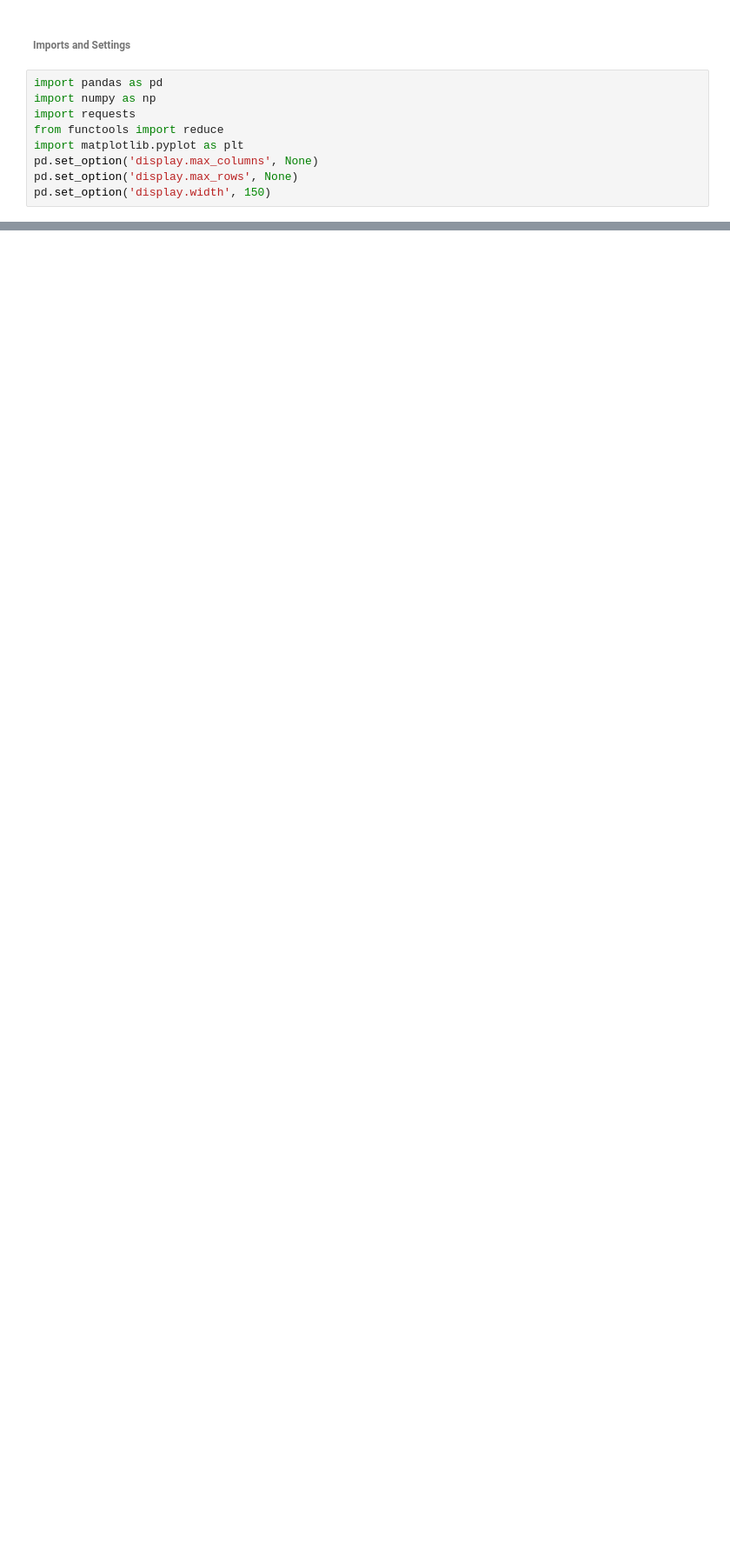
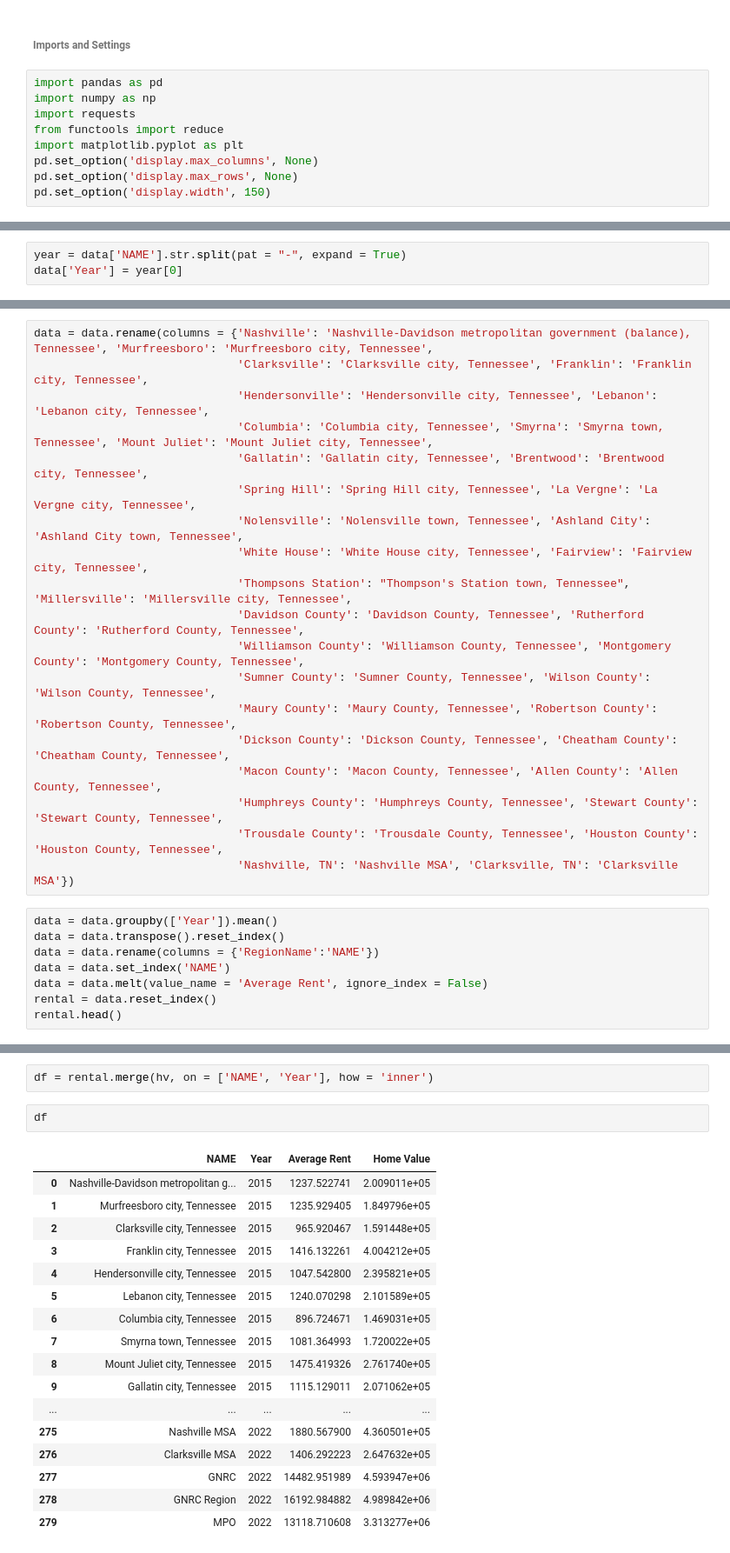
Before and after one commit to Greater-Nashville-Regional-Council/Parent-Data-Gathering, a Jupyter notebook: notebooks/2. Data Download Formatting/Zillow Data.ipynb, the cells around one changed output, grey strips where cells are left out. Shown at 87% size. Saved outputs shown, nothing was run; the diff lists cells and outputs as text; blank space fills up the shorter version.

```diff
--- a/notebooks/2. Data Download Formatting/Zillow Data.ipynb
+++ b/notebooks/2. Data Download Formatting/Zillow Data.ipynb
@@ -75,0 +139,3 @@ hv_metrous.head(200)
+# %%
+year = data['NAME'].str.split(pat = "-", expand = True)
+data['Year'] = year[0]
@@ -75,0 +157,27 @@ hv_metrous.head(200)
+# %%
+data = data.rename(columns = {'Nashville': 'Nashville-Davidson metropolitan government (balance), Tennessee', 'Murfreesboro': 'Murfreesboro city, Tennessee',
+                              'Clarksville': 'Clarksville city, Tennessee', 'Franklin': 'Franklin city, Tennessee',
+                              'Hendersonville': 'Hendersonville city, Tennessee', 'Lebanon': 'Lebanon city, Tennessee',
+                              'Columbia': 'Columbia city, Tennessee', 'Smyrna': 'Smyrna town, Tennessee', 'Mount Juliet': 'Mount Juliet city, Tennessee',
+                              'Gallatin': 'Gallatin city, Tennessee', 'Brentwood': 'Brentwood city, Tennessee',
+                              'Spring Hill': 'Spring Hill city, Tennessee', 'La Vergne': 'La Vergne city, Tennessee',
+                              'Nolensville': 'Nolensville town, Tennessee', 'Ashland City': 'Ashland City town, Tennessee',
+                              'White House': 'White House city, Tennessee', 'Fairview': 'Fairview city, Tennessee',
+                              'Thompsons Station': "Thompson's Station town, Tennessee", 'Millersville': 'Millersville city, Tennessee',
+                              'Davidson County': 'Davidson County, Tennessee', 'Rutherford County': 'Rutherford County, Tennessee',
+                              'Williamson County': 'Williamson County, Tennessee', 'Montgomery County': 'Montgomery County, Tennessee',
+                              'Sumner County': 'Sumner County, Tennessee', 'Wilson County': 'Wilson County, Tennessee',
+                              'Maury County': 'Maury County, Tennessee', 'Robertson County': 'Robertson County, Tennessee',
+                              'Dickson County': 'Dickson County, Tennessee', 'Cheatham County': 'Cheatham County, Tennessee',
+                              'Macon County': 'Macon County, Tennessee', 'Allen County': 'Allen County, Tennessee',
+                              'Humphreys County': 'Humphreys County, Tennessee', 'Stewart County': 'Stewart County, Tennessee',
+                              'Trousdale County': 'Trousdale County, Tennessee', 'Houston County': 'Houston County, Tennessee',
+                              'Nashville, TN': 'Nashville MSA', 'Clarksville, TN': 'Clarksville MSA'})
+# %%
+data = data.groupby(['Year']).mean()
+data = data.transpose().reset_index()
+data = data.rename(columns = {'RegionName':'NAME'})
+data = data.set_index('NAME')
+data = data.melt(value_name = 'Average Rent', ignore_index = False)
+rental = data.reset_index()
+rental.head()
@@ -75,0 +191,22 @@ hv_metrous.head(200)
+# %%
+df = rental.merge(hv, on = ['NAME', 'Year'], how = 'inner')
+# %%
+df
+# %% [output]
+|  | NAME | Year | Average Rent | Home Value |
+| 0 | Nashville-Davidson metropolitan g... | 2015 | 1237.522741 | 2.009011e+05 |
+| 1 | Murfreesboro city, Tennessee | 2015 | 1235.929405 | 1.849796e+05 |
+| 2 | Clarksville city, Tennessee | 2015 | 965.920467 | 1.591448e+05 |
+| 3 | Franklin city, Tennessee | 2015 | 1416.132261 | 4.004212e+05 |
+| 4 | Hendersonville city, Tennessee | 2015 | 1047.542800 | 2.395821e+05 |
+| 5 | Lebanon city, Tennessee | 2015 | 1240.070298 | 2.101589e+05 |
+| 6 | Columbia city, Tennessee | 2015 | 896.724671 | 1.469031e+05 |
+| 7 | Smyrna town, Tennessee | 2015 | 1081.364993 | 1.720022e+05 |
+| 8 | Mount Juliet city, Tennessee | 2015 | 1475.419326 | 2.761740e+05 |
+| 9 | Gallatin city, Tennessee | 2015 | 1115.129011 | 2.071062e+05 |
+| ... | ... | ... | ... | ... |
+| 275 | Nashville MSA | 2022 | 1880.567900 | 4.360501e+05 |
+| 276 | Clarksville MSA | 2022 | 1406.292223 | 2.647632e+05 |
+| 277 | GNRC | 2022 | 14482.951989 | 4.593947e+06 |
+| 278 | GNRC Region | 2022 | 16192.984882 | 4.989842e+06 |
+| 279 | MPO | 2022 | 13118.710608 | 3.313277e+06 |
```
Also changed, not shown: parts of 26 cells of this notebook, 3 other files.
